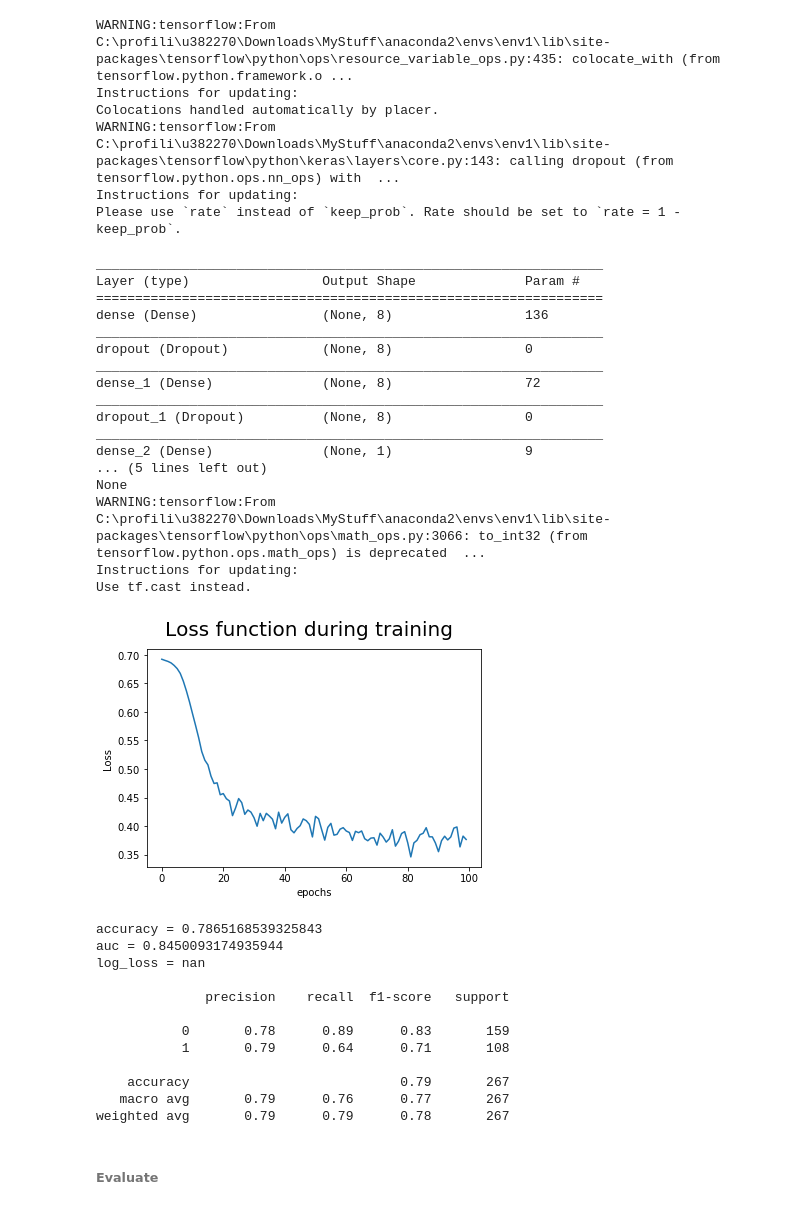
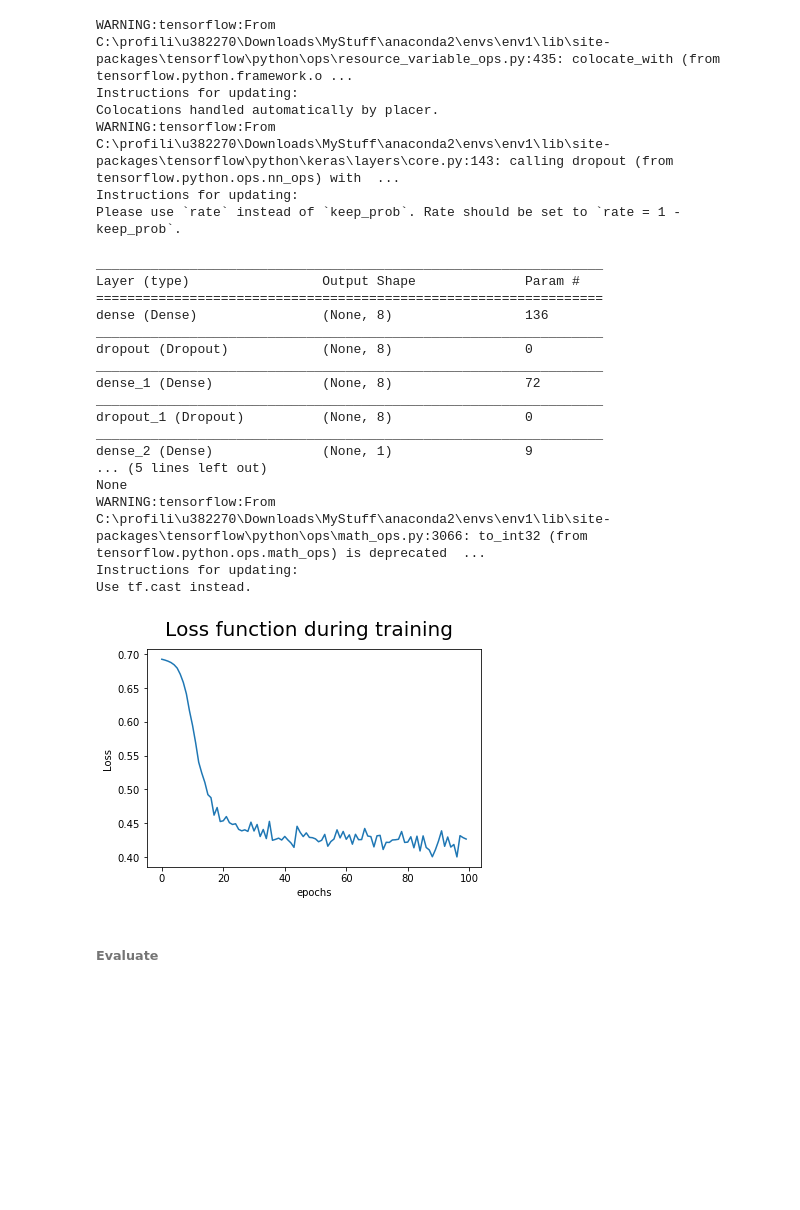
Before and after one commit to mdipietro09/DataScience_ArtificialIntelligence_Utils, a Jupyter notebook: machine_learning/classification_example.ipynb, the cells around one changed output. Saved outputs shown, nothing was run; the diff lists cells and outputs as text; code cells hidden in the pictures; blank space fills up the shorter version.

```diff
--- a/machine_learning/classification_example.ipynb
+++ b/machine_learning/classification_example.ipynb
@@ -432,40 +447,26 @@ WARNING:tensorflow:From C:\profili\u382270\Downloads\MyStuff\anaconda2\envs\env1
 Instructions for updating:
 Please use `rate` instead of `keep_prob`. Rate should be set to `rate = 1 - keep_prob`.
 # %%
-dic_ann = fit_ann_classif(X_train, y_train, X_test, y_test, model, batch_size=32, epochs=100, threshold=0.5)
-
-model, predicted, predicted_prob = dic_ann["model"], dic_ann["predicted"], dic_ann["predicted_prob"]
+model, predicted_prob, predicted = fit_ann_classif(X_train, y_train, X_test, y_test, model, batch_size=32, epochs=100, threshold=0.5)
 # %% [output]
 _________________________________________________________________
 Layer (type)                 Output Shape              Param #
 =================================================================
 dense (Dense)                (None, 8)                 136
 _________________________________________________________________
 dropout (Dropout)            (None, 8)                 0
 _________________________________________________________________
 dense_1 (Dense)              (None, 8)                 72
 _________________________________________________________________
 dropout_1 (Dropout)          (None, 8)                 0
 _________________________________________________________________
 dense_2 (Dense)              (None, 1)                 9
 ... (5 lines left out)
 None
 WARNING:tensorflow:From C:\profili\u382270\Downloads\MyStuff\anaconda2\envs\env1\lib\site-packages\tensorflow\python\ops\math_ops.py:3066: to_int32 (from tensorflow.python.ops.math_ops) is deprecated  ...
 Instructions for updating:
 Use tf.cast instead.
-[figure, old version]
+[figure, new version]
-accuracy = 0.7865168539325843
-auc = 0.8450093174935944
-log_loss = nan
-
-              precision    recall  f1-score   support
-
-           0       0.78      0.89      0.83       159
-           1       0.79      0.64      0.71       108
-
-    accuracy                           0.79       267
-   macro avg       0.79      0.76      0.77       267
-weighted avg       0.79      0.79      0.78       267
 # %% [markdown]
 ###### Evaluate
 # %%
```
Also changed, not shown: parts of 19 cells of this notebook, 4 other files.
